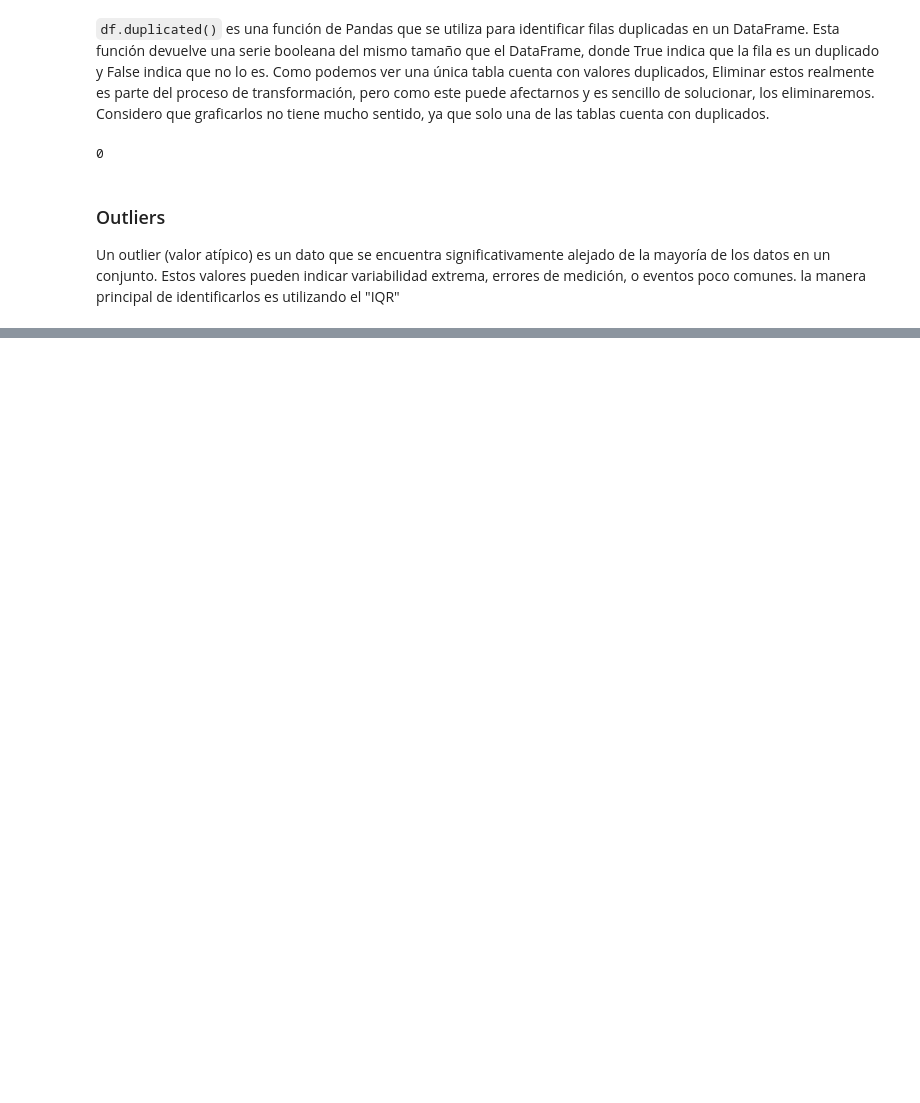
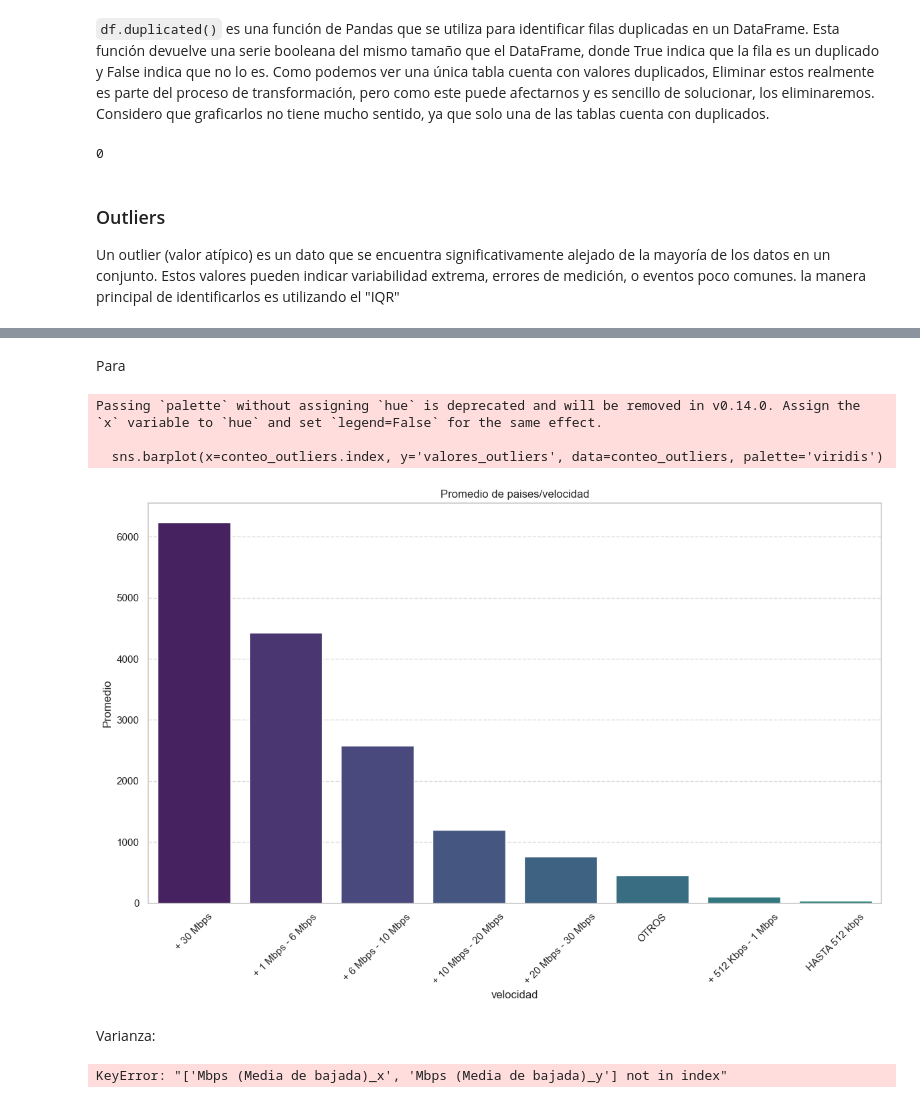
Before and after one commit to federicopiparo/Proyecto-Individual-N-2---Piparo-Federico, a Jupyter notebook: proyecto individual EDA -Federico piapro/EDA.ipynb, the cells around one changed output, grey strips where cells are left out. Drawn from its saved outputs; the diff is of its cells as text; code cells hidden in the pictures; blank space fills up the shorter version.

```diff
--- a/proyecto individual EDA -Federico piapro/EDA.ipynb
+++ b/proyecto individual EDA -Federico piapro/EDA.ipynb
@@ -156,0 +173,16 @@ Ya hemos realizado estos análisis generales, los cuales nos sirven como una int
+# %%
+# Para este análisis, no nos interesa el hisórico de los datos, unicamente su version más actual, en este caso el trimestre 1 del año 2024.
+df_filtrado = DF_Accesos_por_velocidad[(DF_Accesos_por_velocidad['Año'] == 2024) & (DF_Accesos_por_velocidad['Trimestre'] == 1)]
+
+#para mejorar la legibilidad del mismo vamos a mostrar los valores como porcentajes.
+
+# Seleccionamos las columnas numéricas (excluyendo 'Total')
+columnas_numericas = df_filtrado.columns[df_filtrado.dtypes != 'object']
+columnas_numericas = columnas_numericas[columnas_numericas != 'Total']
+columnas_numericas = columnas_numericas[columnas_numericas != 'Año']
+columnas_numericas = columnas_numericas[columnas_numericas != 'Trimestre']
+
+
+# Calcula el porcentaje en relación a la columna 'Total'
+for columna in columnas_numericas:
+    df_filtrado[columna] = ((df_filtrado[columna] / df_filtrado['Total']) * 100).round(2)
@@ -156,0 +215,56 @@ Ya hemos realizado estos análisis generales, los cuales nos sirven como una int
+# %% [markdown]
+Para
+# %%
+# Calcula el promedio de cada columna
+promedios = df_filtrado[columnas_numericas].mean()
+
+# Crea un DataFrame para los promedios
+df_promedios = pd.DataFrame(promedios, columns=['Promedio'])
+
+# Ordena el DataFrame para una visualización más clara
+df_promedios = df_promedios.sort_values(by='Promedio', ascending=False)
+
+
+plt.figure(figsize=(12, 8))
+df_promedios['Promedio'].plot(kind='bar')
+sns.barplot(x=conteo_outliers.index, y='valores_outliers', data=conteo_outliers, palette='viridis')
+plt.title('Promedio de paises/velocidad')
+plt.xlabel('velocidad')
+plt.ylabel('Promedio')
+plt.xticks(rotation=45)
+plt.grid(axis='y', linestyle='--', alpha=0.7)
+plt.tight_layout()
+plt.show()
+# %% [output]
+Passing `palette` without assigning `hue` is deprecated and will be removed in v0.14.0. Assign the `x` variable to `hue` and set `legend=False` for the same effect.
+
+  sns.barplot(x=conteo_outliers.index, y='valores_outliers', data=conteo_outliers, palette='viridis')
+[figure, added]
+# %% [markdown]
+Varianza:
+# %%
+# Selecciona las columnas que contienen los datos a promediar
+columnas_series = [
+    'Mbps (Media de bajada)_x',
+    'Mbps (Media de bajada)_y',
+    'HASTA 512 kbps',
+    '+ 512 Kbps - 1 Mbps',
+    '+ 1 Mbps - 6 Mbps',
+    '+ 6 Mbps - 10 Mbps',
+    '+ 10 Mbps - 20 Mbps',
+    '+ 20 Mbps - 30 Mbps',
+    '+ 30 Mbps',
+    'OTROS'
+]
+
+# Calcula el promedio del total para cada una de las series
+promedios = DF_Accesos_por_velocidad[columnas_series].mean()
+
+# Crea un nuevo DataFrame con los promedios
+df_promedios = pd.DataFrame(promedios).reset_index()
+df_promedios.columns = ['Serie', 'Promedio']
+
+# Guarda el nuevo DataFrame en un archivo CSV, si lo deseas
+# df_promedios.to_csv('promedios_series.csv', index=False)
+# %% [output]
+KeyError: "['Mbps (Media de bajada)_x', 'Mbps (Media de bajada)_y'] not in index"
```
Also changed, not shown: parts of 24 cells of this notebook, 1 other file.
